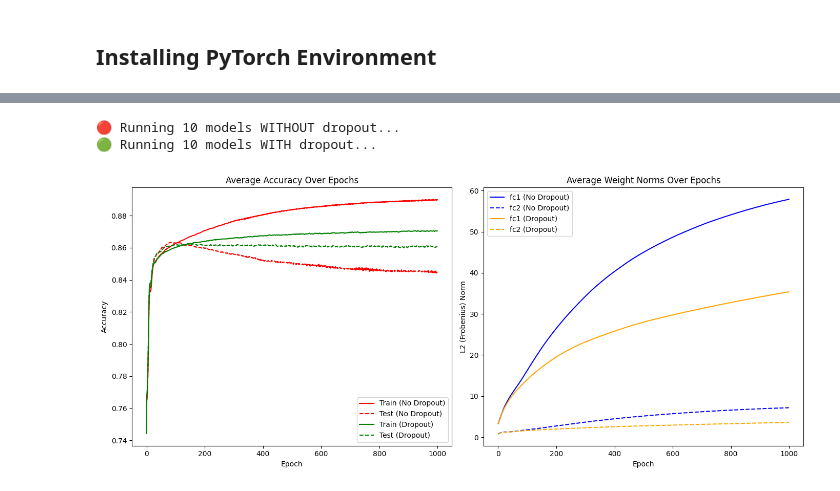
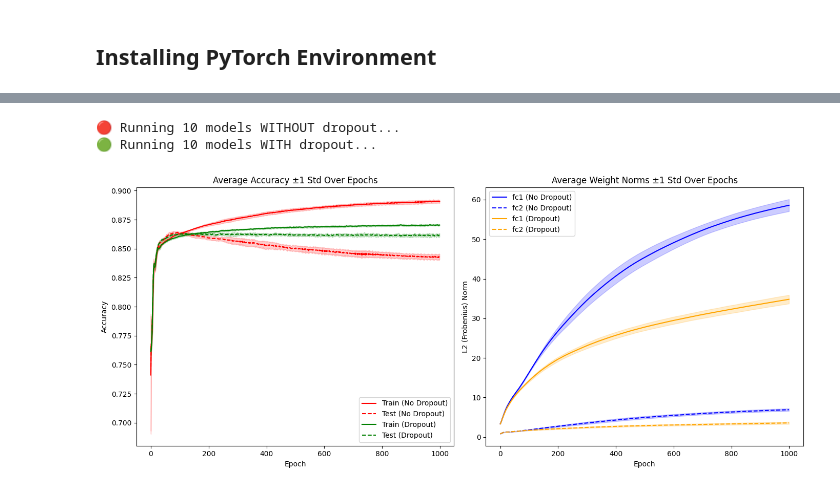
Before and after one commit to TonyZhang2004/Privacy-Preserving-Overfitting-Detection, a Jupyter notebook: Frob_norm_two_layered.ipynb, the cells around one changed output, grey strips where cells are left out. Cells and saved outputs as stored; diff of their text form; code cells hidden in the pictures.

```diff
--- a/Frob_norm_two_layered.ipynb
+++ b/Frob_norm_two_layered.ipynb
@@ -425,7 +410,6 @@ X_test_tensor = torch.tensor(X_test_np.toarray(), dtype=torch.float32)
 y_train_tensor = torch.tensor(y_train_np.values, dtype=torch.long)
 y_test_tensor = torch.tensor(y_test_np.values, dtype=torch.long)
 
-# Model definition
 class TwoLayerNN(nn.Module):
     def __init__(self, input_size, hidden_size=32, dropout=False):
         super(TwoLayerNN, self).__init__()
@@ -449,12 +433,7 @@ def compute_accuracy(model, X, y):
 def train_and_track(model, X_train, y_train, X_test, y_test, epochs=100, lr=0.01):
     criterion = nn.CrossEntropyLoss()
     optimizer = optim.Adam(model.parameters(), lr=lr)
-
-    train_accs = []
-    test_accs = []
-    fc1_norms = []
-    fc2_norms = []
-
+    train_accs, test_accs, fc1_norms, fc2_norms = [], [], [], []
     for _ in range(epochs):
         model.train()
         optimizer.zero_grad()
@@ -462,76 +441,102 @@ def train_and_track(model, X_train, y_train, X_test, y_test, epochs=100, lr=0.01
         loss = criterion(output, y_train)
         loss.backward()
         optimizer.step()
-
         train_accs.append(compute_accuracy(model, X_train, y_train))
         test_accs.append(compute_accuracy(model, X_test, y_test))
         fc1_norms.append(torch.norm(model.fc1.weight.data, p='fro').item())
         fc2_norms.append(torch.norm(model.fc2.weight.data, p='fro').item())
-
     return np.array(train_accs), np.array(test_accs), np.array(fc1_norms), np.array(fc2_norms)
 
-# Function to average across multiple runs
 def average_runs(input_size, dropout, num_runs=10, epochs=100):
-    all_train_accs = []
-    all_test_accs = []
-    all_fc1_norms = []
-    all_fc2_norms = []
-
+    all_train_accs, all_test_accs, all_fc1_norms, all_fc2_norms = [], [], [], []
     for _ in range(num_runs):
         model = TwoLayerNN(input_size, dropout=dropout)
         train_accs, test_accs, fc1_norms, fc2_norms = train_and_track(
-            model, X_train_tensor, y_train_tensor, X_test_tensor, y_test_tensor, epochs=epochs
-        )
+            model, X_train_tensor, y_train_tensor, X_test_tensor, y_test_tensor, epochs=epochs)
         all_train_accs.append(train_accs)
         all_test_accs.append(test_accs)
         all_fc1_norms.append(fc1_norms)
         all_fc2_norms.append(fc2_norms)
-
     return {
         "train_acc": np.mean(all_train_accs, axis=0),
+        "train_acc_std": np.std(all_train_accs, axis=0),
         "test_acc": np.mean(all_test_accs, axis=0),
+        "test_acc_std": np.std(all_test_accs, axis=0),
         "fc1_norm": np.mean(all_fc1_norms, axis=0),
-        "fc2_norm": np.mean(all_fc2_norms, axis=0)
+        "fc1_norm_std": np.std(all_fc1_norms, axis=0),
+        "fc2_norm": np.mean(all_fc2_norms, axis=0),
+        "fc2_norm_std": np.std(all_fc2_norms, axis=0)
     }
 
-# Run and compare
+# Run models
 epochs = 1000
 input_size = X_train_tensor.shape[1]
-
 print("🔴 Running 10 models WITHOUT dropout...")
 results_no_dropout = average_runs(input_size, dropout=False, num_runs=10, epochs=epochs)
-
 print("🟢 Running 10 models WITH dropout...")
 results_dropout = average_runs(input_size, dropout=True, num_runs=10, epochs=epochs)
 
 # Plotting
+epochs_range = np.arange(epochs)
 plt.figure(figsize=(14, 6))
 
 # Accuracy plot
 plt.subplot(1, 2, 1)
-plt.plot(results_no_dropout["train_acc"], label="Train (No Dropout)", color='red')
-plt.plot(results_no_dropout["test_acc"], label="Test (No Dropout)", color='red', linestyle='--')
-plt.plot(results_dropout["train_acc"], label="Train (Dropout)", color='green')
-plt.plot(results_dropout["test_acc"], label="Test (Dropout)", color='green', linestyle='--')
+plt.plot(epochs_range, results_no_dropout["train_acc"], label="Train (No Dropout)", color='red')
+plt.fill_between(epochs_range,
+                 results_no_dropout["train_acc"] - results_no_dropout["train_acc_std"],
+                 results_no_dropout["train_acc"] + results_no_dropout["train_acc_std"],
+                 color='red', alpha=0.2)
+plt.plot(epochs_range, results_no_dropout["test_acc"], label="Test (No Dropout)", color='red', linestyle='--')
+plt.fill_between(epochs_range,
+                 results_no_dropout["test_acc"] - results_no_dropout["test_acc_std"],
+                 results_no_dropout["test_acc"] + results_no_dropout["test_acc_std"],
+                 color='red', alpha=0.2)
+plt.plot(epochs_range, results_dropout["train_acc"], label="Train (Dropout)", color='green')
+plt.fill_between(epochs_range,
+                 results_dropout["train_acc"] - results_dropout["train_acc_std"],
+                 results_dropout["train_acc"] + results_dropout["train_acc_std"],
+                 color='green', alpha=0.2)
+plt.plot(epochs_range, results_dropout["test_acc"], label="Test (Dropout)", color='green', linestyle='--')
+plt.fill_between(epochs_range,
+                 results_dropout["test_acc"] - results_dropout["test_acc_std"],
+                 results_dropout["test_acc"] + results_dropout["test_acc_std"],
+                 color='green', alpha=0.2)
 plt.xlabel("Epoch")
 plt.ylabel("Accuracy")
-plt.title("Average Accuracy Over Epochs")
+plt.title("Average Accuracy ±1 Std Over Epochs")
 plt.legend()
 
-# L2 norm plot
+# Norms plot
 plt.subplot(1, 2, 2)
-plt.plot(results_no_dropout["fc1_norm"], label="fc1 (No Dropout)", color='blue')
-plt.plot(results_no_dropout["fc2_norm"], label="fc2 (No Dropout)", color='blue', linestyle='--')
-plt.plot(results_dropout["fc1_norm"], label="fc1 (Dropout)", color='orange')
-plt.plot(results_dropout["fc2_norm"], label="fc2 (Dropout)", color='orange', linestyle='--')
+plt.plot(epochs_range, results_no_dropout["fc1_norm"], label="fc1 (No Dropout)", color='blue')
+plt.fill_between(epochs_range,
+                 results_no_dropout["fc1_norm"] - results_no_dropout["fc1_norm_std"],
+                 results_no_dropout["fc1_norm"] + results_no_dropout["fc1_norm_std"],
+                 color='blue', alpha=0.2)
+plt.plot(epochs_range, results_no_dropout["fc2_norm"], label="fc2 (No Dropout)", color='blue', linestyle='--')
+plt.fill_between(epochs_range,
+                 results_no_dropout["fc2_norm"] - results_no_dropout["fc2_norm_std"],
+                 results_no_dropout["fc2_norm"] + results_no_dropout["fc2_norm_std"],
+                 color='blue', alpha=0.2)
+plt.plot(epochs_range, results_dropout["fc1_norm"], label="fc1 (Dropout)", color='orange')
+plt.fill_between(epochs_range,
+                 results_dropout["fc1_norm"] - results_dropout["fc1_norm_std"],
+                 results_dropout["fc1_norm"] + results_dropout["fc1_norm_std"],
+                 color='orange', alpha=0.2)
+plt.plot(epochs_range, results_dropout["fc2_norm"], label="fc2 (Dropout)", color='orange', linestyle='--')
+plt.fill_between(epochs_range,
+                 results_dropout["fc2_norm"] - results_dropout["fc2_norm_std"],
+                 results_dropout["fc2_norm"] + results_dropout["fc2_norm_std"],
+                 color='orange', alpha=0.2)
 plt.xlabel("Epoch")
 plt.ylabel("L2 (Frobenius) Norm")
-plt.title("Average Weight Norms Over Epochs")
+plt.title("Average Weight Norms ±1 Std Over Epochs")
 plt.legend()
 
 plt.tight_layout()
 plt.show()
 # %% [output]
 🔴 Running 10 models WITHOUT dropout...
 🟢 Running 10 models WITH dropout...
-[figure, old version]
+[figure, new version]
```
Also changed, not shown: parts of 2 cells of this notebook.
